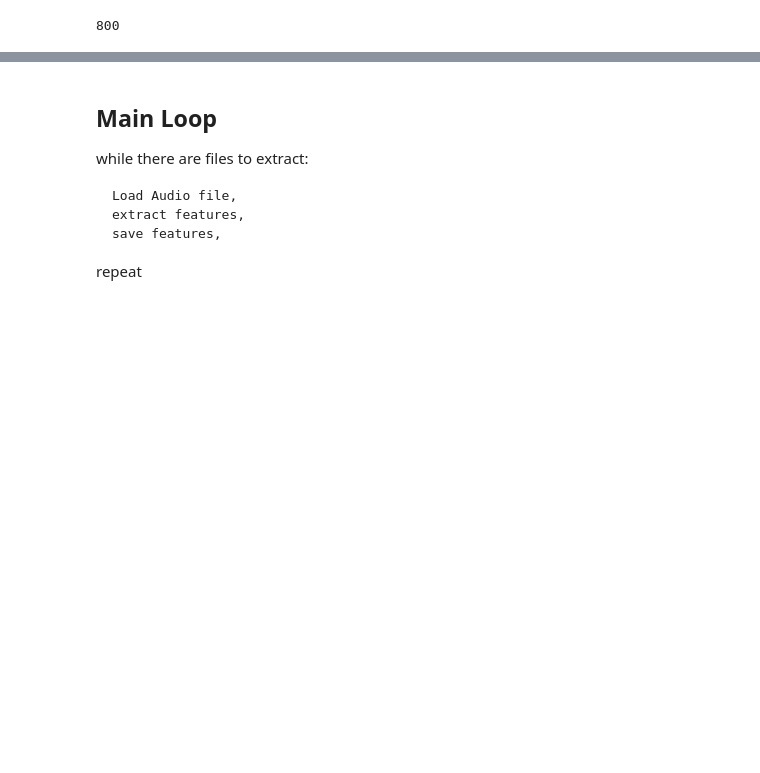
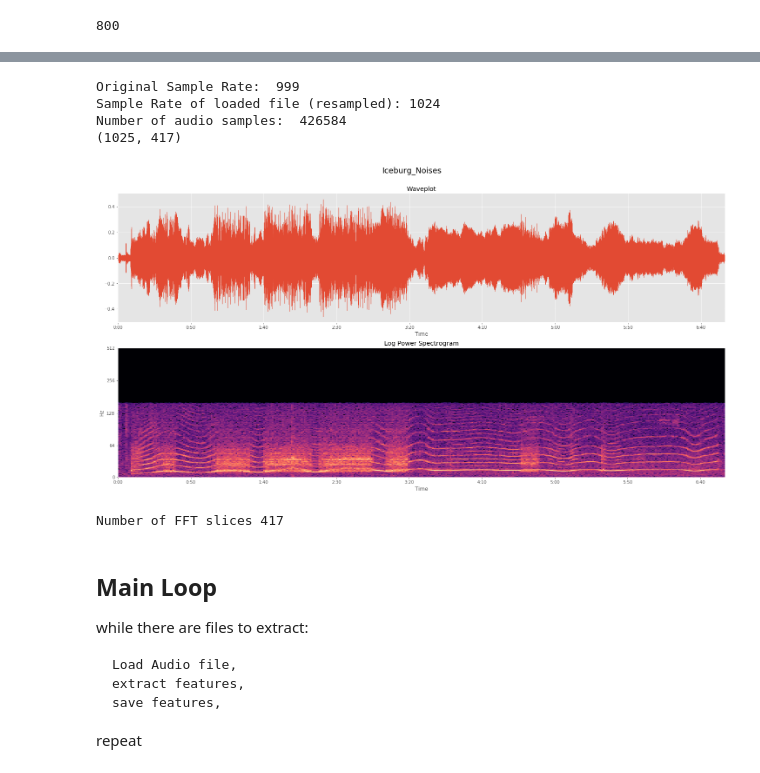
Before and after one commit to kartiknan/audio_baseline, a Jupyter notebook: extract-explore.ipynb, the cells around one changed output, grey strips where cells are left out. Cells and saved outputs as stored; diff of their text form; code cells hidden in the pictures; blank space fills up the shorter version.

```diff
--- a/extract-explore.ipynb
+++ b/extract-explore.ipynb
@@ -149,3 +176,12 @@ len(file_paths)
+# %%
+X2, sr2 = load_sound(file2, class_name, sr=1024, p=True)
+# %% [output]
+Original Sample Rate:  999
+Sample Rate of loaded file (resampled): 1024
+Number of audio samples:  426584
+(1025, 417)
+[figure, added]
+Number of FFT slices 417
 # %% [markdown]
 ## Main Loop
 while there are files to extract:
```
Also changed, not shown: parts of 6 cells of this notebook.
